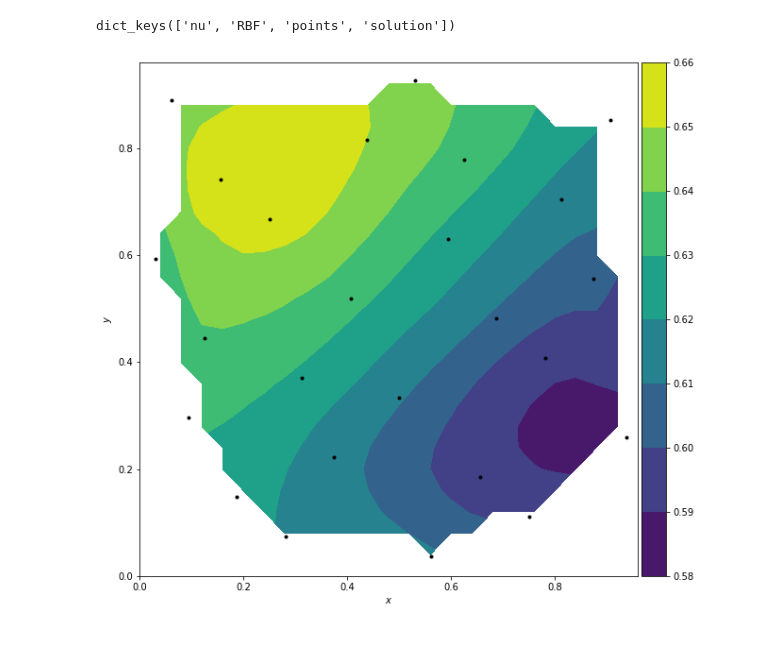
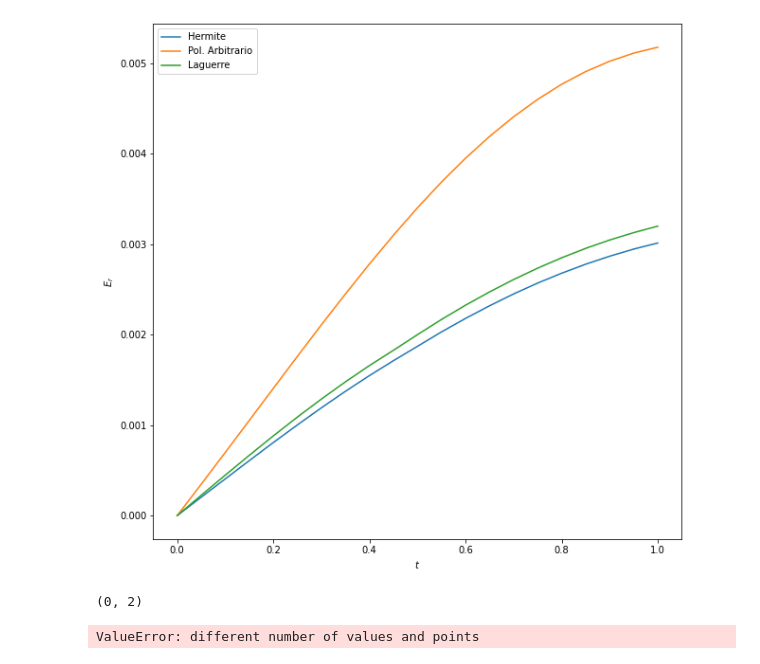
Before and after one commit to alekzandev/Meshless-RBF-Solve-Burger-Equation, a Jupyter notebook: result_analysis.ipynb, the cells around one changed output. Drawn from its saved outputs; the diff is of its cells as text; code cells hidden in the pictures.

```diff
--- a/result_analysis.ipynb
+++ b/result_analysis.ipynb
@@ -26,5 +51,0 @@ for file in glob.glob(os.path.join(path_data, '*.json')):
-# %%
-nu = data['nu']
-RBF = data['RBF']
-# %% [output]
-dict_keys(['nu', 'RBF', 'points', 'solution'])
@@ -40,18 +66,21 @@ with open('solutionTPS_arb_pol.json', 'r') as f:
-# %%
-def extract_param(data, t):
-    nu = data['nu']
-    RBF = data['RBF']
-    Mi = np.array(data['points']['Interior'])
-    Mb = np.array(data['points']['boundary'])
-    t = t
-    uh = np.array(data['solution'][str(t)])
-
-    sol_exact = exact_solution(Mi, nu)
-    ue = sol_exact.u(t)
-
-    error = abs(uh-ue)/ue
-
-    return nu, RBF, Mi, Mb, t, uh, ue, error
+# %%
+nu, RBF, Mi, Mb, t, uhH, ue, euH, evH = extract_param(dataTPsHermite)
+nu, RBF, Mi, Mb, t, uhA, ue, euA, evA = extract_param(dataTPSArb)
+nu, RBF, Mi, Mb, t, uhL, ue, euL, evL = extract_param(dataTPSLag)
+nu, RBF, Mi, Mb, t, uhM, ue, euM, evM = extract_param(dataTPSMQ)
+t = [eval(x) for x in t]
+# %%
+plt.subplots(figsize=(10,10))
+plt.plot(t, euH, label='Hermite')
+plt.plot(t, euA, label='Pol. Arbitrario')
+plt.plot(t, euL, label='Laguerre')
+plt.legend()
+plt.xlabel("$t$")
+plt.ylabel('$E_r$')
+#plt.plot(t, euM)
+plt.show()
+# %% [output]
+[figure, added]
 # %%
 #nf = (2**2+1)**2
 #r = HaltonPoints(2, nf).haltonPoints()
@@ -83,2 +118,10 @@ def extract_param(data, t):
+# %%
+i=78
+#0 = 0*80:1*80
+#1*80:2*80
+#2*80:
+uhH[i*ni:(i+1)*ni, :].shape
+# %% [output]
+(0, 2)
 # %%
 #domain = create_domain(Mi, radius=0.15, c_y=0.5, c_x=0.5)
@@ -88,7 +130,7 @@ X = Mi.copy()
 # data coordinates and values
 x = X[:,0]
 y = X[:,1]
-z = uh[:, 0]
+z = uhH[:, 0]
 
 # target grid to interpolate to
 xi = yi = np.arange(0, 1, 1/(X.shape[0]))
@@ -117,7 +159,7 @@ plt.colorbar(im, cax=cax)
 #plt.savefig('interpolated.png',dpi=100)
 plt.show()
 # %% [output]
-[figure, removed]
+ValueError: different number of values and points
 # %%
 fig = go.Figure(data=[go.Surface(z=zi, x=xi, y=yi)])
 fig.update_layout(title='Approximate solution of Burgers equation t=0.95', autosize=False,
```
Also changed, not shown: parts of 7 cells of this notebook, 3 other files.
